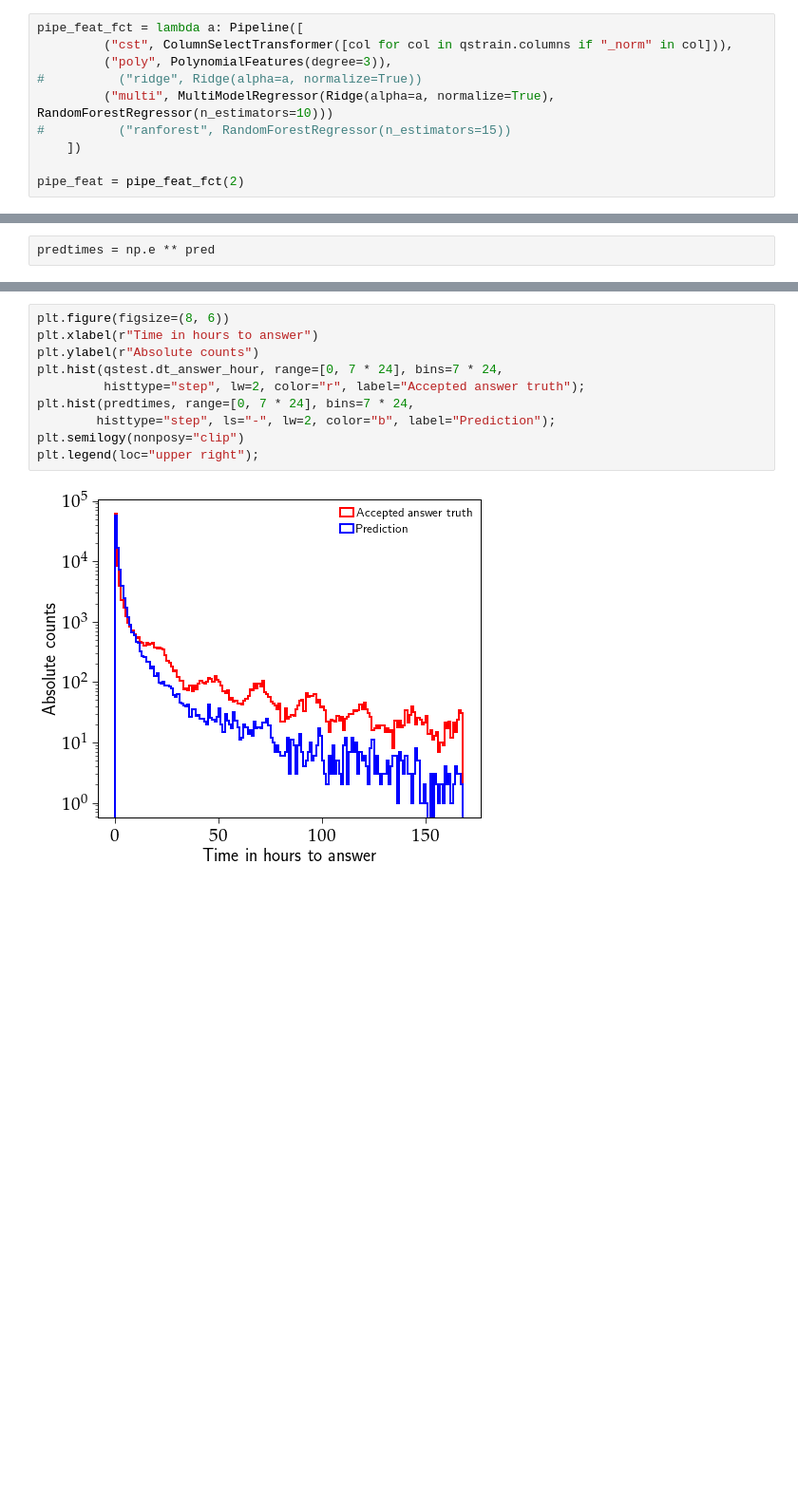
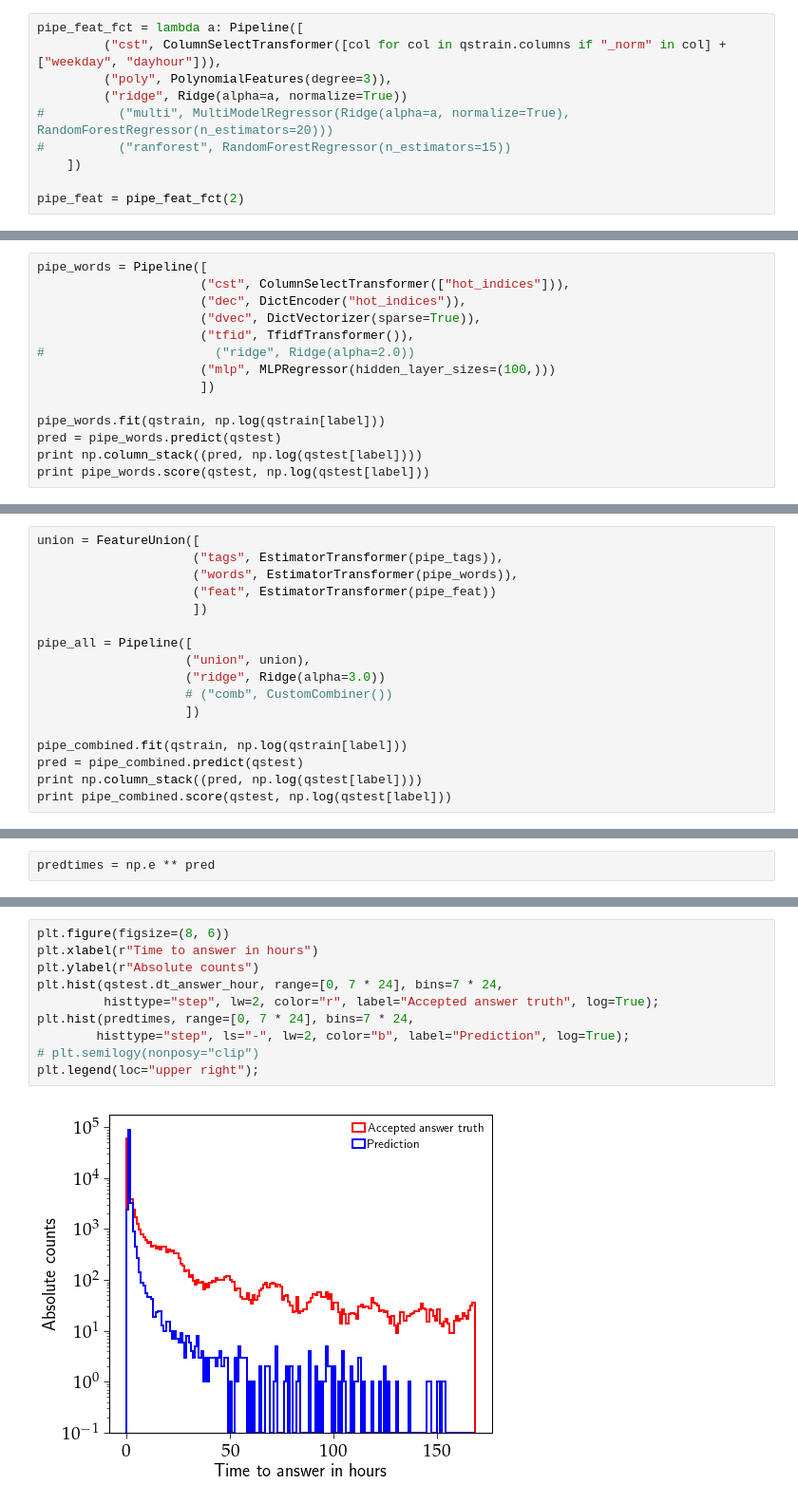
Before and after one commit to AkagiShigeru/incubator-overflow, a Jupyter notebook: stackoverflow-answer.ipynb, the cells around one changed output, grey strips where cells are left out. Shown at 95% size. Saved outputs shown, nothing was run; the diff lists cells and outputs as text; blank space fills up the shorter version.

```diff
--- a/stackoverflow-answer.ipynb
+++ b/stackoverflow-answer.ipynb
@@ -216,9 +224,9 @@ import dill
 # %%
 pipe_feat_fct = lambda a: Pipeline([
-         ("cst", ColumnSelectTransformer([col for col in qstrain.columns if "_norm" in col])),
+         ("cst", ColumnSelectTransformer([col for col in qstrain.columns if "_norm" in col] + ["weekday", "dayhour"])),
          ("poly", PolynomialFeatures(degree=3)),
-#          ("ridge", Ridge(alpha=a, normalize=True))
-         ("multi", MultiModelRegressor(Ridge(alpha=a, normalize=True), RandomForestRegressor(n_estimators=10)))
+         ("ridge", Ridge(alpha=a, normalize=True))
+#          ("multi", MultiModelRegressor(Ridge(alpha=a, normalize=True), RandomForestRegressor(n_estimators=20)))
 #          ("ranforest", RandomForestRegressor(n_estimators=15))
     ])
 
@@ -252,0 +290,14 @@ Performing residual regression...
+# %%
+pipe_words = Pipeline([
+                      ("cst", ColumnSelectTransformer(["hot_indices"])),
+                      ("dec", DictEncoder("hot_indices")),
+                      ("dvec", DictVectorizer(sparse=True)),
+                      ("tfid", TfidfTransformer()),
+#                       ("ridge", Ridge(alpha=2.0))
+                      ("mlp", MLPRegressor(hidden_layer_sizes=(100,)))
+                      ])
+
+pipe_words.fit(qstrain, np.log(qstrain[label]))
+pred = pipe_words.predict(qstest)
+print np.column_stack((pred, np.log(qstest[label])))
+print pipe_words.score(qstest, np.log(qstest[label]))
@@ -252,0 +313,17 @@ Performing residual regression...
+# %%
+union = FeatureUnion([
+                     ("tags", EstimatorTransformer(pipe_tags)),
+                     ("words", EstimatorTransformer(pipe_words)),
+                     ("feat", EstimatorTransformer(pipe_feat))
+                     ])
+
+pipe_all = Pipeline([
+                    ("union", union),
+                    ("ridge", Ridge(alpha=3.0))
+                    # ("comb", CustomCombiner())
+                    ])
+
+pipe_combined.fit(qstrain, np.log(qstrain[label]))
+pred = pipe_combined.predict(qstest)
+print np.column_stack((pred, np.log(qstest[label])))
+print pipe_combined.score(qstest, np.log(qstest[label]))
@@ -287,12 +365,12 @@ for i, col in enumerate(cols):
 # %%
 plt.figure(figsize=(8, 6))
-plt.xlabel(r"Time in hours to answer")
+plt.xlabel(r"Time to answer in hours")
 plt.ylabel(r"Absolute counts")
 plt.hist(qstest.dt_answer_hour, range=[0, 7 * 24], bins=7 * 24,
-         histtype="step", lw=2, color="r", label="Accepted answer truth");
+         histtype="step", lw=2, color="r", label="Accepted answer truth", log=True);
 plt.hist(predtimes, range=[0, 7 * 24], bins=7 * 24,
-        histtype="step", ls="-", lw=2, color="b", label="Prediction");
-plt.semilogy(nonposy="clip")
+        histtype="step", ls="-", lw=2, color="b", label="Prediction", log=True);
+# plt.semilogy(nonposy="clip")
 plt.legend(loc="upper right");
 # %% [output]
-[figure, old version]
+[figure, new version]
```
Also changed, not shown: parts of 27 cells of this notebook.
